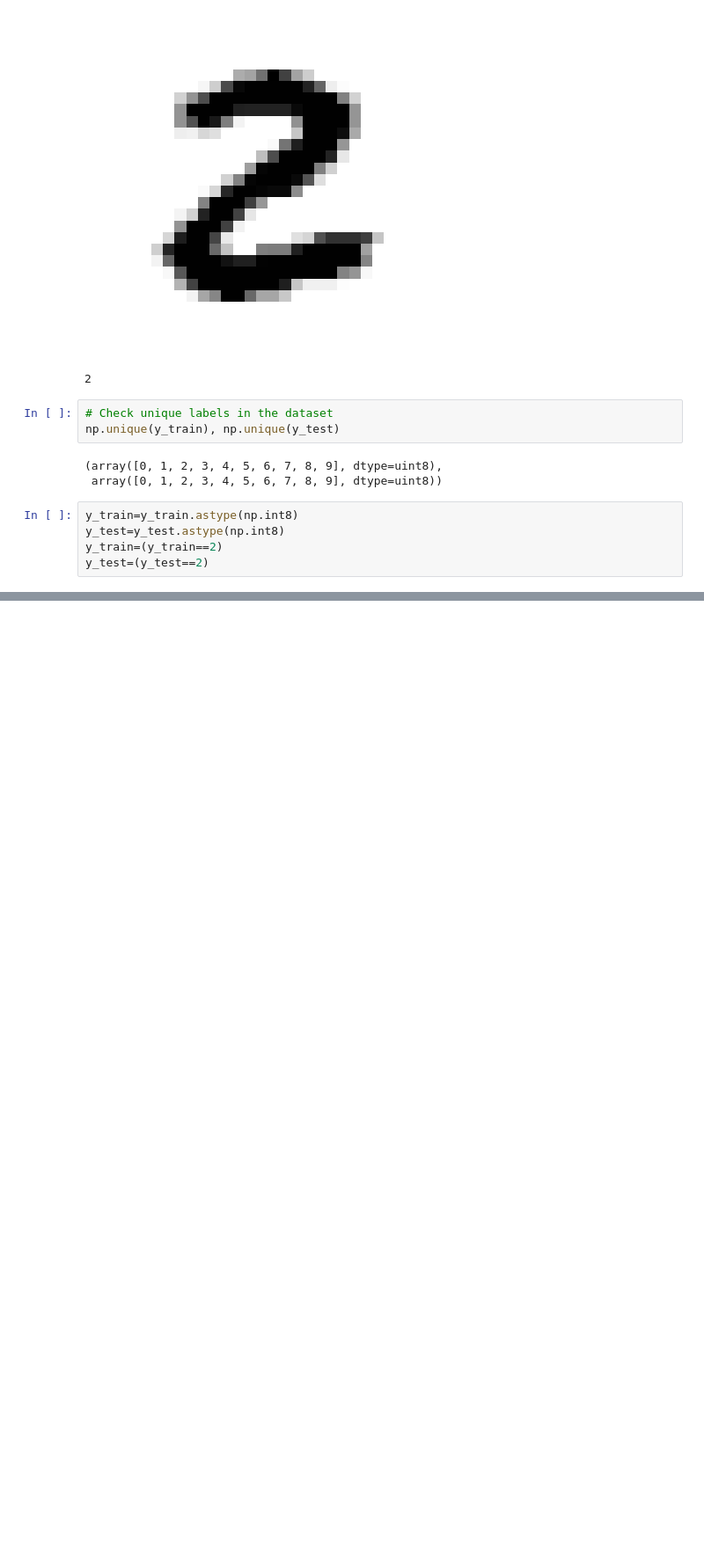
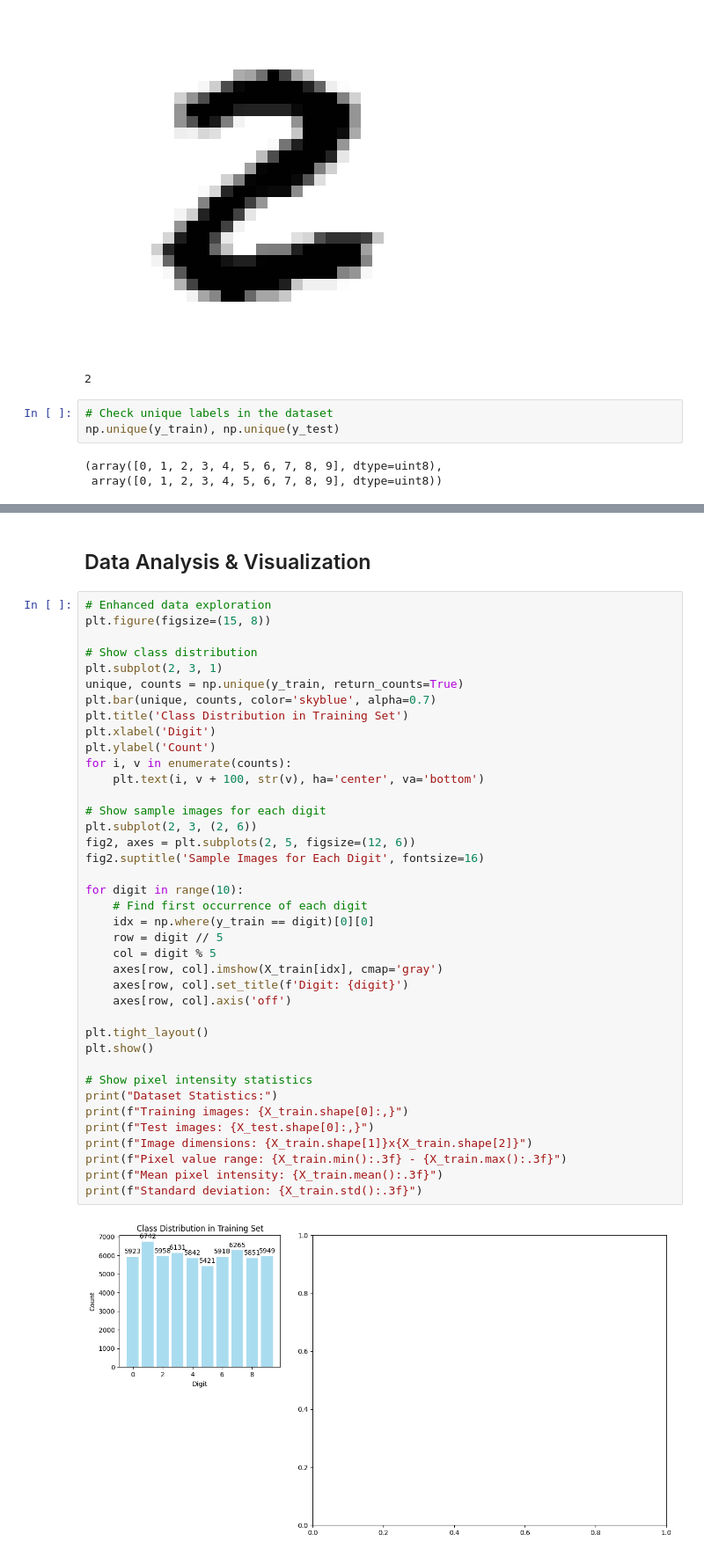
Before and after one commit to NarraRanjith/text_recognition, a Jupyter notebook: mnist.ipynb, the cells around one changed output, grey strips where cells are left out. Shown at 88% size. Saved outputs shown, nothing was run; the diff lists cells and outputs as text; blank space fills up the shorter version.

Commit message:
digit-recognition using neural networks

```diff
--- a/mnist.ipynb
+++ b/mnist.ipynb
@@ -57,8 +36,3 @@ np.unique(y_train), np.unique(y_test)
 # %% [output]
 (array([0, 1, 2, 3, 4, 5, 6, 7, 8, 9], dtype=uint8),
  array([0, 1, 2, 3, 4, 5, 6, 7, 8, 9], dtype=uint8))
-# %%
-y_train=y_train.astype(np.int8)
-y_test=y_test.astype(np.int8)
-y_train=(y_train==2)
-y_test=(y_test==2)
@@ -78,0 +57,43 @@ True: 5958
+# %% [markdown]
+## Data Analysis & Visualization
+# %%
+# Enhanced data exploration
+plt.figure(figsize=(15, 8))
+
+# Show class distribution
+plt.subplot(2, 3, 1)
+unique, counts = np.unique(y_train, return_counts=True)
+plt.bar(unique, counts, color='skyblue', alpha=0.7)
+plt.title('Class Distribution in Training Set')
+plt.xlabel('Digit')
+plt.ylabel('Count')
+for i, v in enumerate(counts):
+    plt.text(i, v + 100, str(v), ha='center', va='bottom')
+
+# Show sample images for each digit
+plt.subplot(2, 3, (2, 6))
+fig2, axes = plt.subplots(2, 5, figsize=(12, 6))
+fig2.suptitle('Sample Images for Each Digit', fontsize=16)
+
+for digit in range(10):
+    # Find first occurrence of each digit
+    idx = np.where(y_train == digit)[0][0]
+    row = digit // 5
+    col = digit % 5
+    axes[row, col].imshow(X_train[idx], cmap='gray')
+    axes[row, col].set_title(f'Digit: {digit}')
+    axes[row, col].axis('off')
+
+plt.tight_layout()
+plt.show()
+
+# Show pixel intensity statistics
+print("Dataset Statistics:")
+print(f"Training images: {X_train.shape[0]:,}")
+print(f"Test images: {X_test.shape[0]:,}")
+print(f"Image dimensions: {X_train.shape[1]}x{X_train.shape[2]}")
+print(f"Pixel value range: {X_train.min():.3f} - {X_train.max():.3f}")
+print(f"Mean pixel intensity: {X_train.mean():.3f}")
+print(f"Standard deviation: {X_train.std():.3f}")
+# %% [output]
+[figure, added]
```
Also changed, not shown: parts of 22 cells of this notebook.
